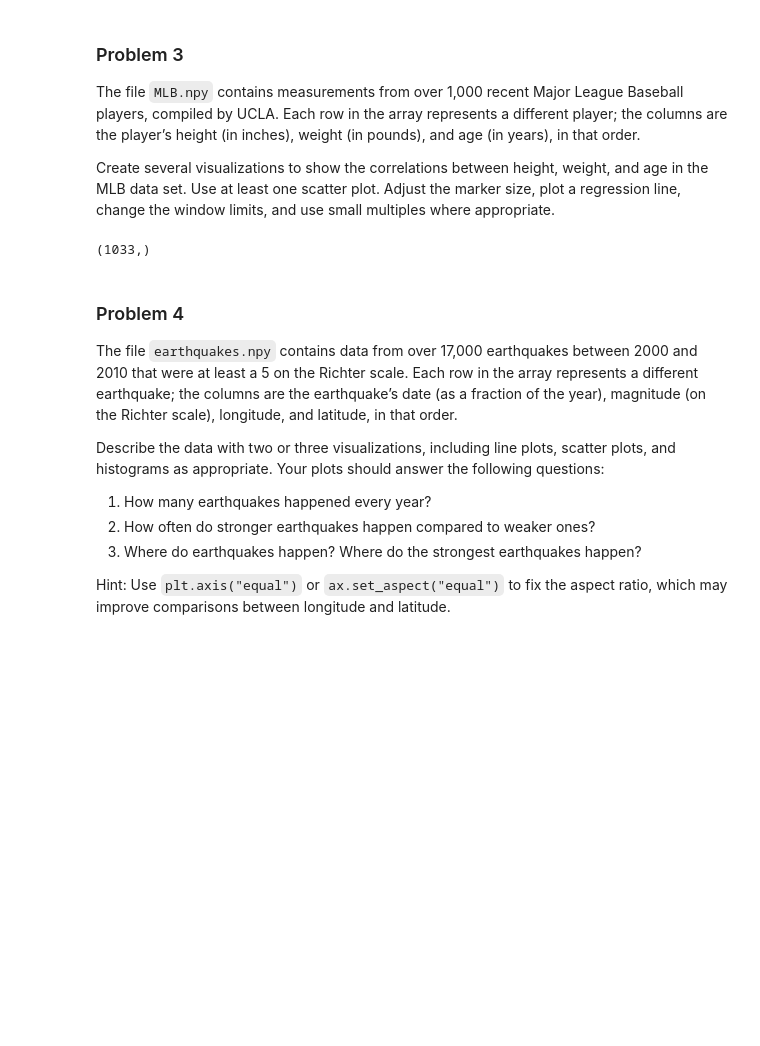
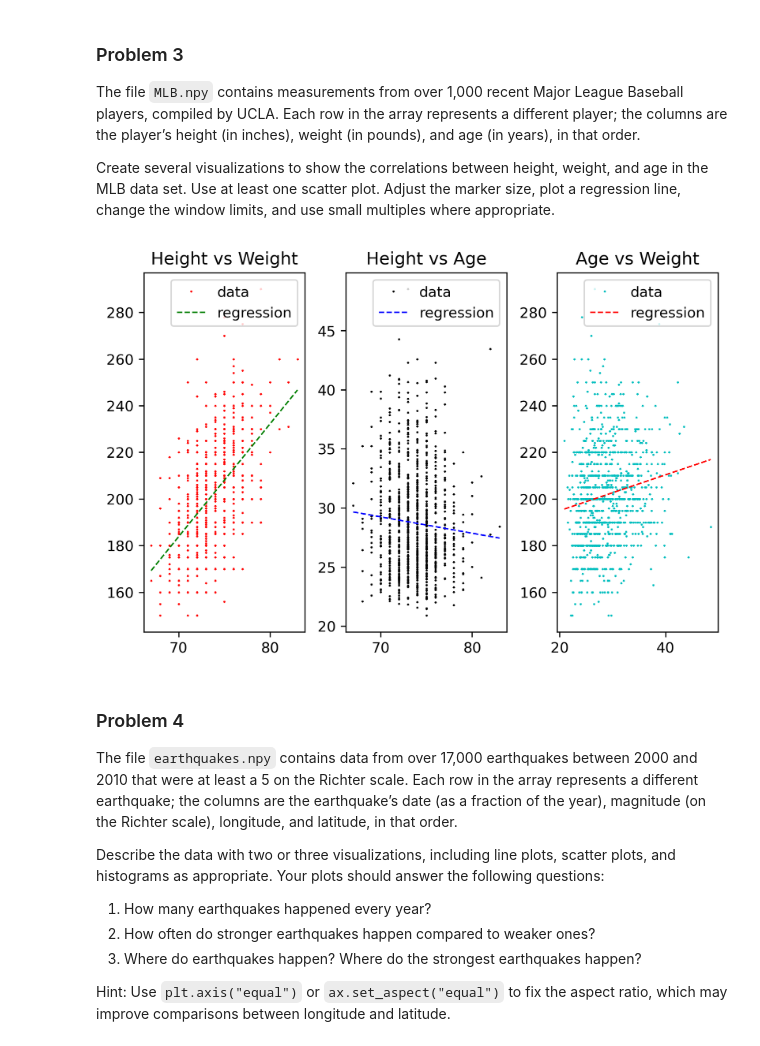
Before and after one commit to acjo/algorithims_optimization, a Jupyter notebook: DataVisualization/data_visualization.ipynb, the cells around one changed output. Drawn from its saved outputs; the diff is of its cells as text; code cells hidden in the pictures; blank space fills up the shorter version.

```diff
--- a/DataVisualization/data_visualization.ipynb
+++ b/DataVisualization/data_visualization.ipynb
@@ -194,10 +194,47 @@ Each row in the array represents a different player; the columns are the player
 Create several visualizations to show the correlations between height, weight, and age in the MLB data set.
 Use at least one scatter plot.
 Adjust the marker size, plot a regression line, change the window limits, and use small multiples where appropriate.
-# %%
-height, weight, age = np.load("MLB.npy").T
-# %% [output]
-(1033,)
+# %%
+height, weight, age = np.load("MLB.npy").T
+
+fig, axs = plt.subplots(1, 3, constrained_layout=True)
+
+for j in range(3):
+    ax = axs[j]
+    if j == 0:
+        ax.plot(height, weight, 'r*', markersize=1, label='data')
+        ax.set_title('Height vs Weight')
+        dom = np.linspace(min(height), max(height), 10)
+        slope, intercept, _, _, _ = linregress(height, weight)
+        regress = lambda x: slope * x + intercept
+        ax.plot(dom, regress(dom), 'g--', linewidth=1, label='regression')
+        ax.legend(loc='best')
+        #plt.legend(loc='best')
+
+
+    elif j == 1:
+        ax.plot(height, age, 'k*', markersize=1, label='data')
+        ax.set_title('Height vs Age')
+        slope, intercept, _, _, _ = linregress(height, age)
+        regress = lambda x: slope * x + intercept
+        ax.plot(dom, regress(dom), 'b--', linewidth=1, label='regression')
+        ax.legend(loc='best')
+
+    else:
+        ax.plot(age, weight, 'c*', markersize=1, label='data')
+        ax.set_title('Age vs Weight')
+        dom = np.linspace(min(age), max(age), 10)
+        slope, intercept, _, _, _ = linregress(age, weight)
+        regress = lambda x: slope * x + intercept
+        ax.plot(dom, regress(dom), 'r--', linewidth=1, label='regression')
+        ax.legend(loc='best')
+
+
+
+
+plt.show()
+# %% [output]
+[figure, added]
 # %% [markdown]
 ### Problem 4
 
```
Also changed, not shown: parts of 2 cells of this notebook.
